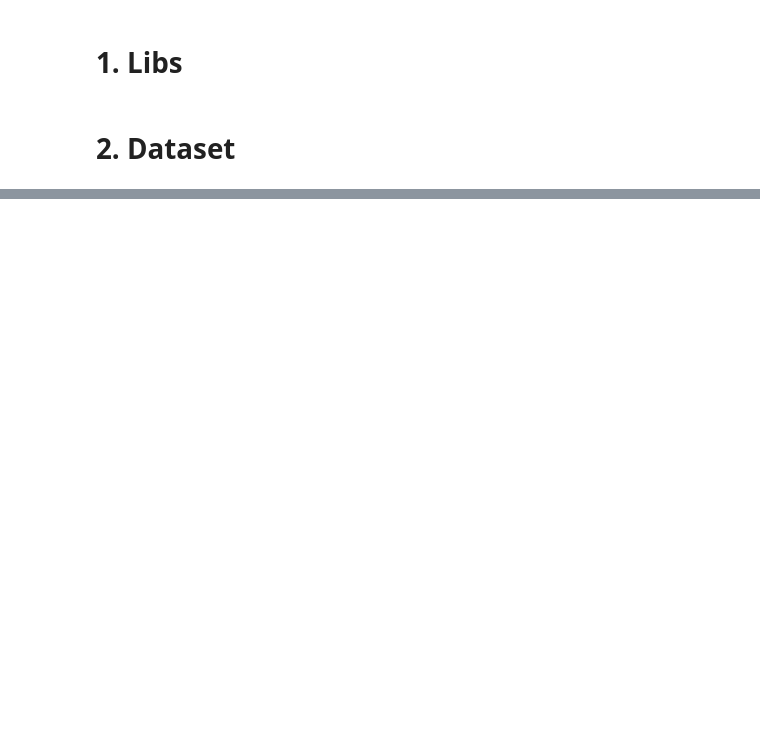
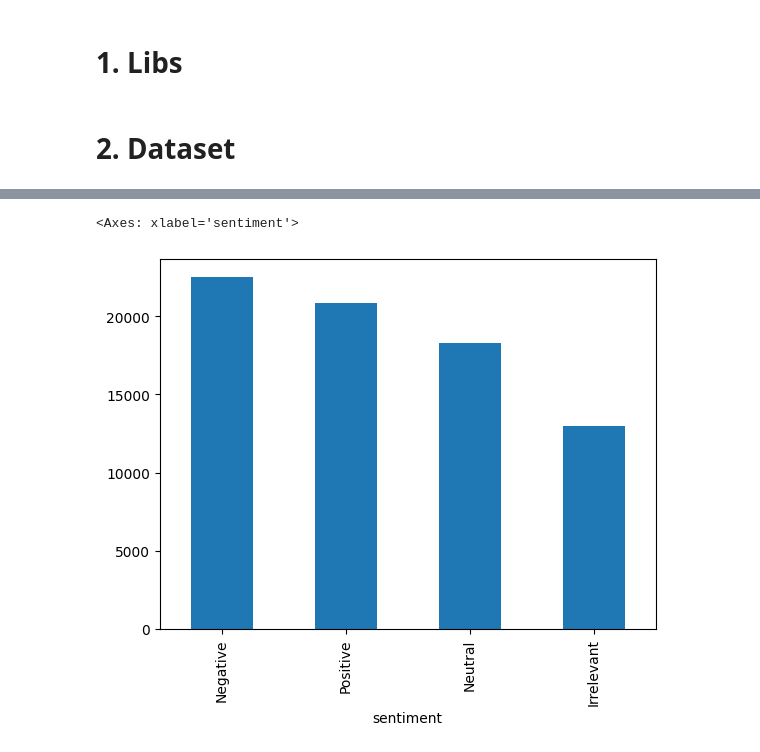
Before and after one commit to Oleksij-gh/SentimentAnalysis, a Jupyter notebook: NLP_project.ipynb, the cells around one changed output, grey strips where cells are left out. Drawn from its saved outputs; the diff is of its cells as text; code cells hidden in the pictures; blank space fills up the shorter version.

```diff
--- a/NLP_project.ipynb
+++ b/NLP_project.ipynb
@@ -56,0 +34,4 @@ df
+# %%
+data = pd.read_csv('/content/data/twitter_training.csv', names=['id', 'account_name', 'sentiment', 'text'])
+data = data[[ 'text', 'sentiment']]
+data.head()
@@ -56,0 +45,5 @@ df
+# %%
+data['sentiment'].value_counts().plot(kind='bar')
+# %% [output]
+<Axes: xlabel='sentiment'>
+[figure, added]
```
Also changed, not shown: parts of 11 cells of this notebook.
